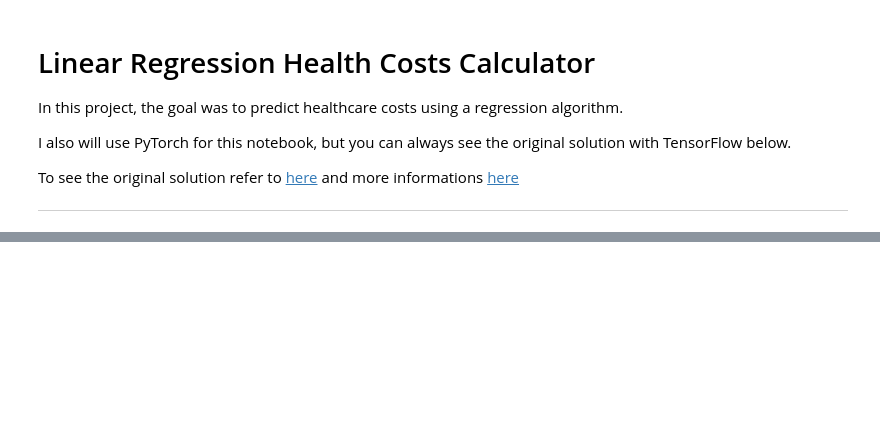
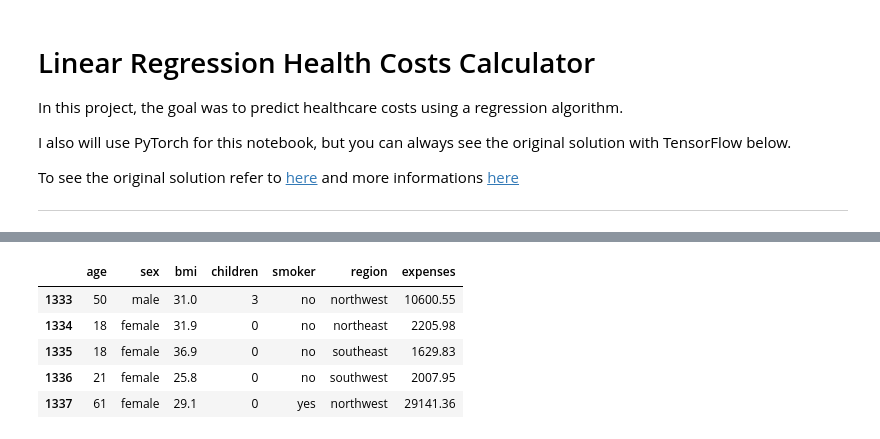
Before and after one commit to tyfvf/Machine-Learning-Course-Projects, a Jupyter notebook: 4-predict-health-cost-with-regression.ipynb, the cells around one changed output, grey strips where cells are left out. Saved outputs shown, nothing was run; the diff lists cells and outputs as text; code cells hidden in the pictures; blank space fills up the shorter version.

```diff
--- a/4-predict-health-cost-with-regression.ipynb
+++ b/4-predict-health-cost-with-regression.ipynb
@@ -33,0 +41,10 @@ dataset.tail()
+# %%
+dataset = pd.read_csv(insurance_path / 'insurance.csv')
+dataset.tail()
+# %% [output]
+|  | age | sex | bmi | children | smoker | region | expenses |
+| 1333 | 50 | male | 31.0 | 3 | no | northwest | 10600.55 |
+| 1334 | 18 | female | 31.9 | 0 | no | northeast | 2205.98 |
+| 1335 | 18 | female | 36.9 | 0 | no | southeast | 1629.83 |
+| 1336 | 21 | female | 25.8 | 0 | no | southwest | 2007.95 |
+| 1337 | 61 | female | 29.1 | 0 | yes | northwest | 29141.36 |
```
Also changed, not shown: parts of 11 cells of this notebook.
